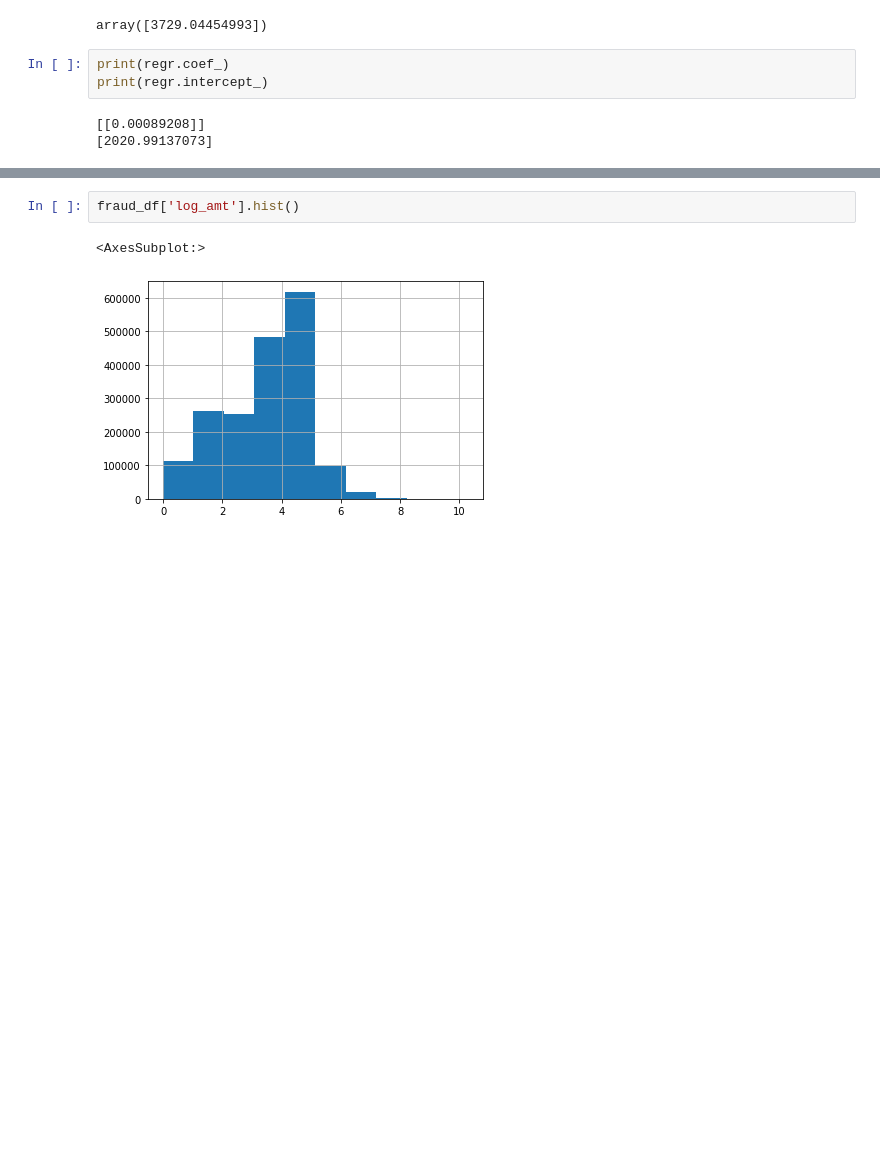
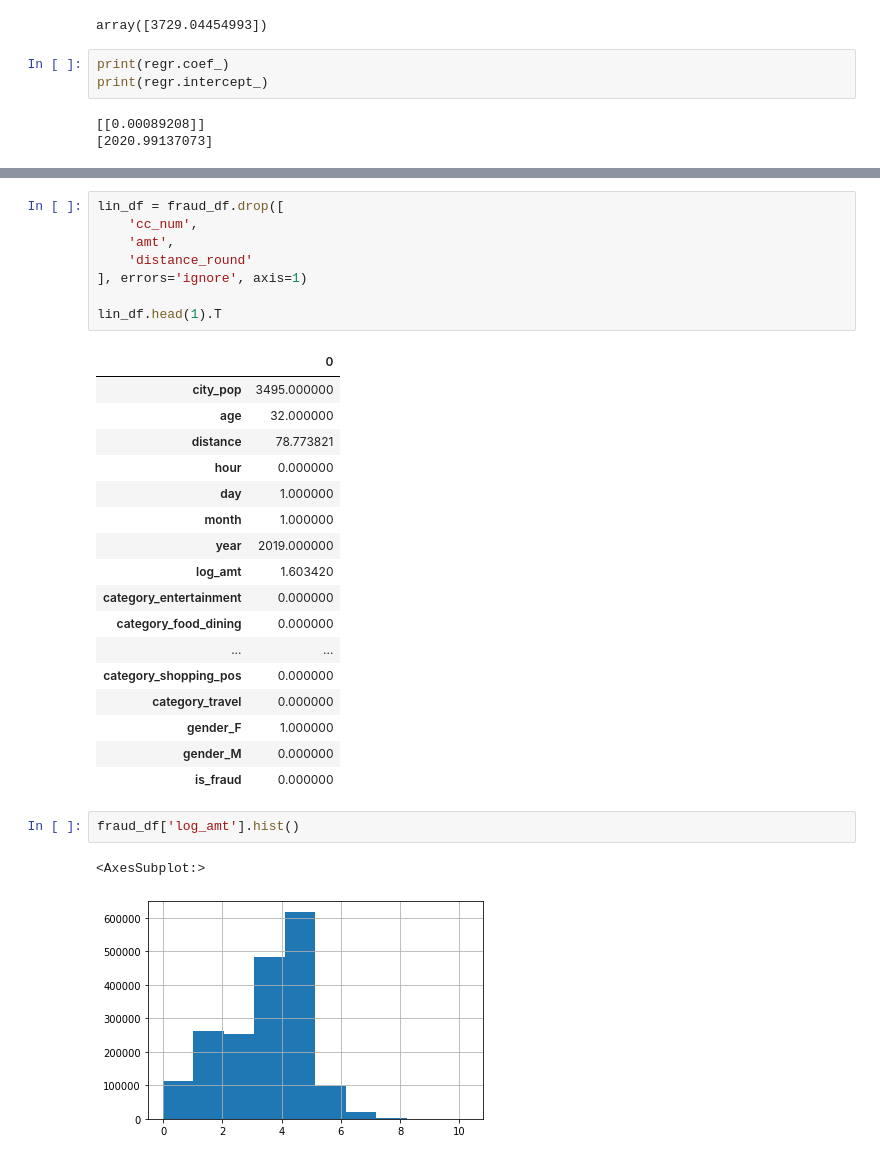
Before and after one commit to cwperks/eai6000_group5, a Jupyter notebook: week2/cperkins_week2_eda.ipynb, the cells around one changed output, grey strips where cells are left out. Cells and saved outputs as stored; diff of their text form; blank space fills up the shorter version.

```diff
--- a/week2/cperkins_week2_eda.ipynb
+++ b/week2/cperkins_week2_eda.ipynb
@@ -652,4 +647,30 @@ is_fraud                   0.000000e+00
 dtype: float64
+# %%
+lin_df = fraud_df.drop([
+    'cc_num',
+    'amt',
+    'distance_round'
+], errors='ignore', axis=1)
+
+lin_df.head(1).T
+# %% [output]
+|  | 0 |
+| city_pop | 3495.000000 |
+| age | 32.000000 |
+| distance | 78.773821 |
+| hour | 0.000000 |
+| day | 1.000000 |
+| month | 1.000000 |
+| year | 2019.000000 |
+| log_amt | 1.603420 |
+| category_entertainment | 0.000000 |
+| category_food_dining | 0.000000 |
+| ... | ... |
+| category_shopping_pos | 0.000000 |
+| category_travel | 0.000000 |
+| gender_F | 1.000000 |
+| gender_M | 0.000000 |
+| is_fraud | 0.000000 |
 # %%
 fraud_df['log_amt'].hist()
 # %% [output]
```
Also changed, not shown: parts of 6 cells of this notebook.
